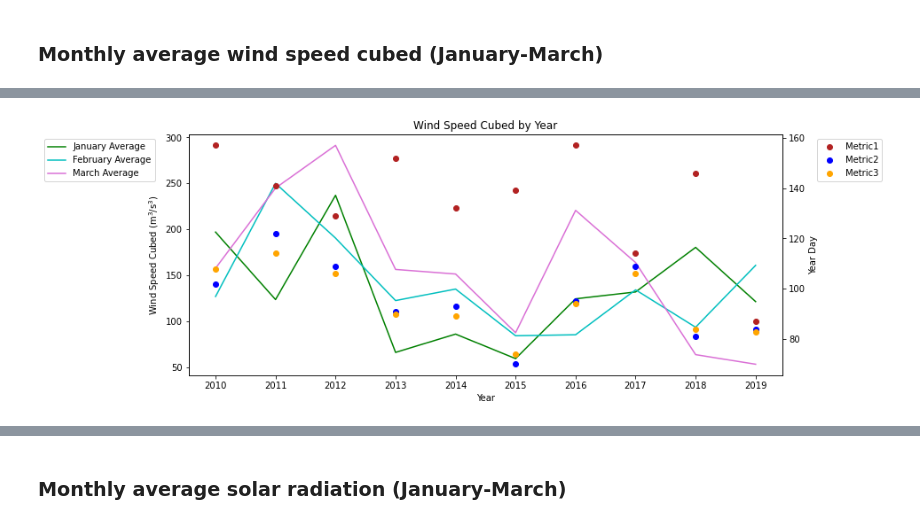
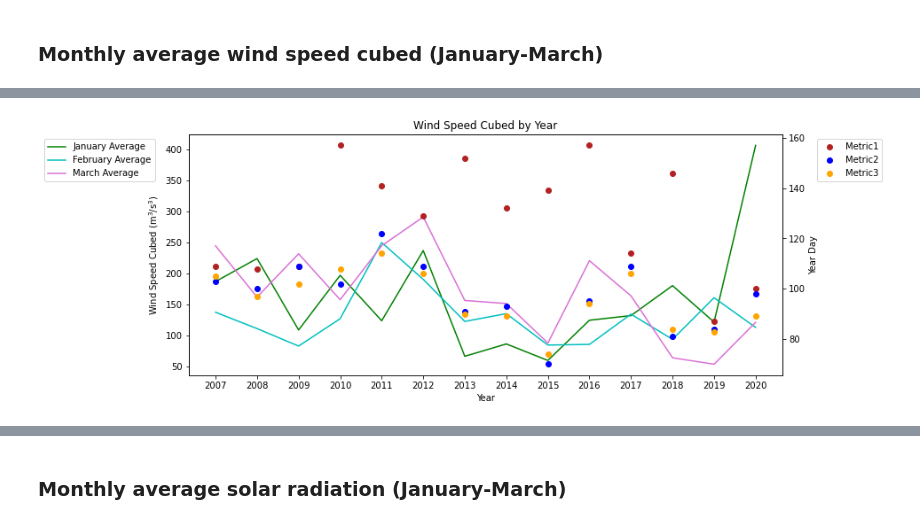
Before and after one commit to SalishSeaCast/Analysis-Aline, a Jupyter notebook: notebooks/Bloom_Timing/201905EnvironmentalDrivers.ipynb, the cells around one changed output, grey strips where cells are left out. Drawn from its saved outputs; the diff is of its cells as text; code cells hidden in the pictures.

```diff
--- a/notebooks/Bloom_Timing/201905EnvironmentalDrivers.ipynb
+++ b/notebooks/Bloom_Timing/201905EnvironmentalDrivers.ipynb
@@ -122,6 +124,11 @@ if recalc==True or not os.path.isfile(savepath):
             salinity.append(np.array(grid.vosaline.isel(deptht=ik,y=ij,x=ii))) #surface salinity
 
         jW,iW,wopsdir,wnam_fmt=bloomdrivers.getWindVarsYear(iyear)
+        if start==dt.datetime(2007,1,1):
+            start=dt.datetime(2007,1,3)
+        else:
+            pass
+
         flist2=et.index_model_files(start,end,wopsdir,wnam_fmt,flen=1,ftype='None',tres=24)
         with xr.open_mfdataset(flist2['paths']) as winds:
             u_wind.append(np.array(winds.u_wind.isel(y=jW,x=iW)))
@@ -296,7 +349,7 @@ years=list()
 bloomtime1=list()
 bloomtime2=list()
 bloomtime3=list()
-for year in range(2010,2020):
+for year in range(2007,2021):
     fname3=f'springBloomTime_{str(year)}_{loc}_{modver}.pkl'
     savepath3=os.path.join(savedir,fname3)
     bio_time0,sno30,sdiat0,sflag0,scili0,diat_alld0,no3_alld0,flag_alld0,cili_alld0,phyto_alld0,\
@@ -335,9 +388,9 @@ for year in range(2015,2020):
     bt2_18=bloomdrivers.metric2_bloomtime(sphyto0,sno30,bio_time0)
     bt3_18=bloomdrivers.metric3_bloomtime(sphyto0,sno30,bio_time0)
     shortyears.append(year)
-    bloomtime1_18.append(bt1)
-    bloomtime2_18.append(bt2)
-    bloomtime3_18.append(bt3)
+    bloomtime1_18.append(bt1_18)
+    bloomtime2_18.append(bt2_18)
+    bloomtime3_18.append(bt3_18)
 shortyears=np.array(shortyears)
 bloomtime1_18=np.array(bloomtime1_18)
 bloomtime2_18=np.array(bloomtime2_18)
@@ -410,7 +443,7 @@ midno3jan=list()
 midno3feb=list()
 midno3mar=list()
 
-for year in range(2010,2020):
+for year in range(2007,2021):
     fname=f'JanToMarch_TimeSeries_{year}_{loc}_{modver}.pkl'
     savepath=os.path.join(savedir,fname)
     bio_time,diat_alld,no3_alld,flag_alld,cili_alld,microzoo_alld,mesozoo_alld,\
@@ -566,7 +608,7 @@ p3=ax.plot(years,windmar, '-',color='orchid',label='March Average')
 ax.set_ylabel('Wind Speed Cubed ($\mathregular{m^3}$/$\mathregular{s^3}$)')
 ax.set_xlabel('Year')
 ax.set_title('Wind Speed Cubed by Year')
-ax.set_xticks([2010,2011,2012,2013,2014,2015,2016,2017,2018,2019])
+ax.set_xticks([2007,2008,2009,2010,2011,2012,2013,2014,2015,2016,2017,2018,2019,2020])
 ax.legend(handles=[p1[0],p2[0],p3[0]],bbox_to_anchor=(-0.25, 1.0), loc='upper left')
 
 ax1=ax.twinx()
@@ -575,4 +617,81 @@ p5=ax1.plot(years,yearday2, 'o',color='b',label='Metric2')
 p6=ax1.plot(years,yearday3, 'o',color='orange',label='Metric3')
 ax1.set_ylabel('Year Day')
 ax1.legend(handles=[p4[0],p5[0],p6[0]],bbox_to_anchor=(1.05, 1.0), loc='upper left')
+
+fig2,ax2=plt.subplots(1,3,figsize=(17,5))
+ax2[0].plot(windjan,yearday1,'o',color='firebrick')
+ax2[0].set_xlabel('Wind Speed Cubed ($\mathregular{m^3}$/$\mathregular{s^3}$)')
+ax2[0].set_ylabel('Bloom Day (Metric 1)')
+
+ax2[1].plot(windjan,yearday2,'o',color='b')
+ax2[1].set_xlabel('Wind Speed Cubed ($\mathregular{m^3}$/$\mathregular{s^3}$)')
+ax2[1].set_ylabel('Bloom Day (Metric 2)')
+
+ax2[2].plot(windjan,yearday3,'o',color='orange')
+ax2[2].set_xlabel('Wind Speed Cubed ($\mathregular{m^3}$/$\mathregular{s^3}$)')
+ax2[2].set_ylabel('Bloom Day (Metric 3)')
+ax2[1].set_title('Bloom Date vs. January Average Wind Speed Cubed')
+
+#ax2[0].invert_xaxis()
+#ax2[1].invert_xaxis()
+#ax2[2].invert_xaxis()
+
+fig3,ax3=plt.subplots(1,3,figsize=(17,5))
+ax3[0].plot(windfeb,yearday1,'o',color='firebrick')
+ax3[0].set_xlabel('Wind Speed Cubed ($\mathregular{m^3}$/$\mathregular{s^3}$)')
+ax3[0].set_ylabel('Bloom Day (Metric 1)')
+ax3[1].plot(windfeb,yearday2,'o',color='b')
+ax3[1].set_xlabel('Wind Speed Cubed ($\mathregular{m^3}$/$\mathregular{s^3}$)')
+ax3[1].set_ylabel('Bloom Day (Metric 2)')
+ax3[2].plot(windfeb,yearday3,'o',color='orange')
+ax3[2].set_xlabel('Wind Speed Cubed ($\mathregular{m^3}$/$\mathregular{s^3}$)')
+ax3[2].set_ylabel('Bloom Day (Metric 3)')
+ax3[1].set_title('Bloom Date vs. February Average Wind Speed Cubed')
+
+#ax3[0].invert_xaxis()
+#ax3[1].invert_xaxis()
+#ax3[2].invert_xaxis()
+
+fig4,ax4=plt.subplots(1,3,figsize=(17,5))
+ax4[0].plot(windmar,yearday1,'o',color='firebrick')
+ax4[0].set_xlabel('Wind Speed Cubed ($\mathregular{m^3}$/$\mathregular{s^3}$)')
+ax4[0].set_ylabel('Bloom Day (Metric 1)')
+ax4[1].plot(windmar,yearday2,'o',color='b')
+ax4[1].set_xlabel('Wind Speed Cubed ($\mathregular{m^3}$/$\mathregular{s^3}$)')
+ax4[1].set_ylabel('Bloom Day (Metric 2)')
+ax4[2].plot(windmar,yearday3,'o',color='orange')
+ax4[2].set_xlabel('Wind Speed Cubed ($\mathregular{m^3}$/$\mathregular{s^3}$)')
+ax4[2].set_ylabel('Bloom Day (Metric 3)')
+ax4[1].set_title('Bloom Date vs. March Average Wind Speed Cubed')
+#ax4[0].invert_xaxis()
+#ax4[1].invert_xaxis()
+#ax4[2].invert_xaxis()
+
+# Jan month lines
+ax2[0].axhline(y=90, color='orchid', linestyle='--',label='March 31st')
+ax2[0].axhline(y=120, color='peru', linestyle='--',label='April 30th')
+ax2[0].axhline(y=151, color='lime', linestyle='--',label='May 31st')
+ax2[0].legend(bbox_to_anchor=(-0.25, 1.0))
+ax2[1].axhline(y=90, color='orchid', linestyle='--')
+ax2[2].axhline(y=90, color='orchid', linestyle='--',label='March 31st')
+ax2[1].axhline(y=120, color='peru', linestyle='--')
+ax2[2].axhline(y=120, color='peru', linestyle='--',label='April 30th')
+# Feb month lines
+ax3[0].axhline(y=90, color='orchid', linestyle='--',label='March 31st')
+ax3[0].axhline(y=120, color='peru', linestyle='--',label='April 30th')
+ax3[0].axhline(y=151, color='lime', linestyle='--',label='May 31st')
+ax3[0].legend(bbox_to_anchor=(-0.25, 1.0))
+ax3[1].axhline(y=90, color='orchid', linestyle='--')
+ax3[2].axhline(y=90, color='orchid', linestyle='--',label='March 31st')
+ax3[1].axhline(y=120, color='peru', linestyle='--')
+ax3[2].axhline(y=120, color='peru', linestyle='--',label='April 30th')
+# March month lines
+ax4[0].axhline(y=90, color='orchid', linestyle='--',label='March 31st')
+ax4[0].axhline(y=120, color='peru', linestyle='--',label='April 30th')
+ax4[0].axhline(y=151, color='lime', linestyle='--',label='May 31st')
+ax4[0].legend(bbox_to_anchor=(-0.25, 1.0))
+ax4[1].axhline(y=90, color='orchid', linestyle='--')
+ax4[2].axhline(y=90, color='orchid', linestyle='--',label='March 31st')
+ax4[1].axhline(y=120, color='peru', linestyle='--')
+ax4[2].axhline(y=120, color='peru', linestyle='--',label='April 30th')
 # %% [output]
@@ -580 +699 @@ ax1.legend(handles=[p4[0],p5[0],p6[0]],bbox_to_anchor=(1.05, 1.0), loc='upper le
-[figure, old version]
+[figure, new version]
```
Also changed, not shown: parts of 23 cells of this notebook.
